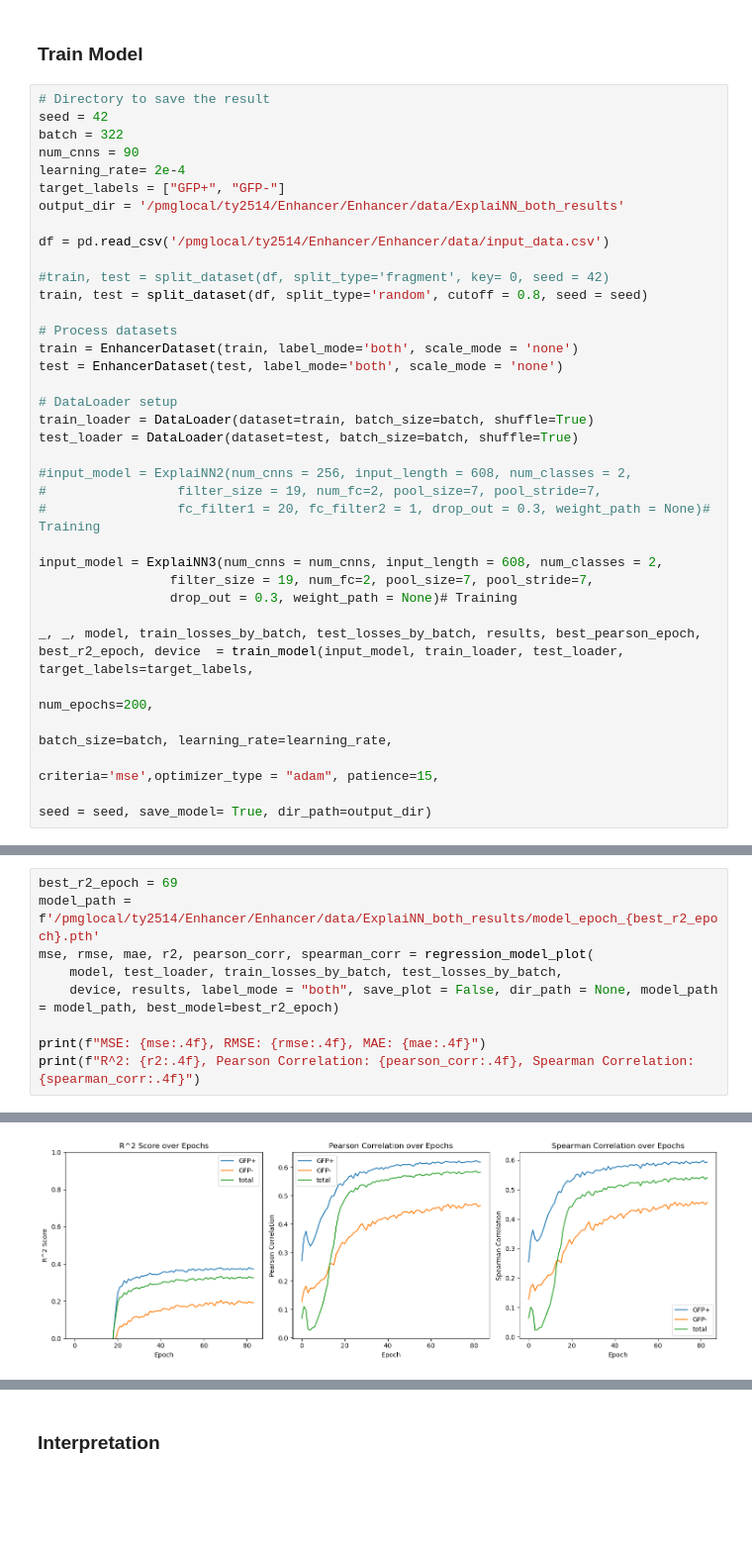
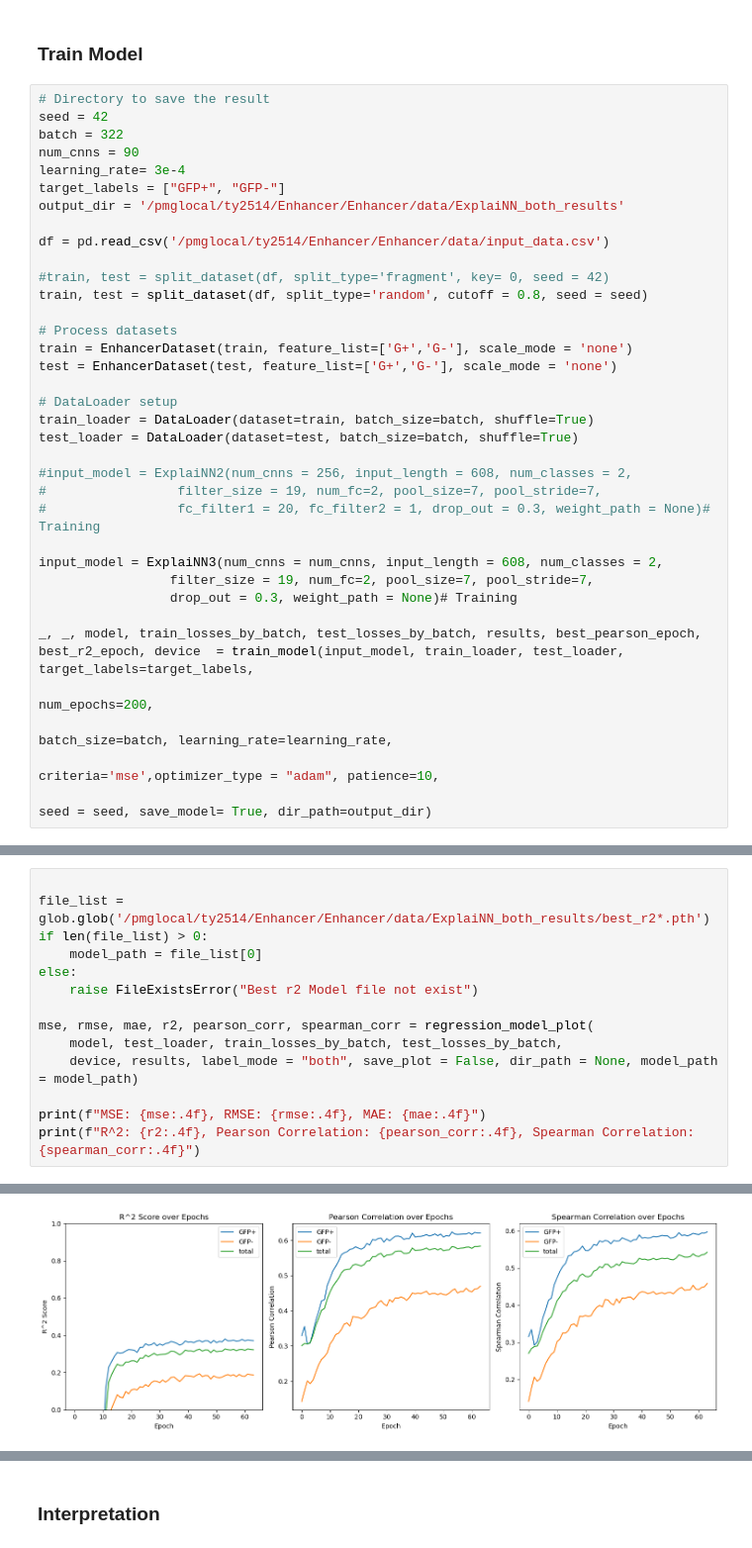
Before and after one commit to justinyutianji/Enhancer, a Jupyter notebook: Enhancer/train/Train_90CNN_ExplaiNN_both_GFP.ipynb, the cells around one changed output, grey strips where cells are left out. Shown at 99% size. Drawn from its saved outputs; the diff is of its cells as text; blank space fills up the shorter version.

Commit message:
update JasparResults, motif_interpretation_py,tomtom.py

```diff
--- a/Enhancer/train/Train_90CNN_ExplaiNN_both_GFP.ipynb
+++ b/Enhancer/train/Train_90CNN_ExplaiNN_both_GFP.ipynb
@@ -28,7 +29,7 @@ from model import ConvNetDeep, DanQ, ExplaiNN,ConvNetDeep2, ExplaiNN2, ExplaiNN3
 seed = 42
 batch = 322
 num_cnns = 90
-learning_rate= 2e-4
+learning_rate= 3e-4
 target_labels = ["GFP+", "GFP-"]
 output_dir = '/pmglocal/ty2514/Enhancer/Enhancer/data/ExplaiNN_both_results'
 
@@ -38,8 +39,8 @@ df = pd.read_csv('/pmglocal/ty2514/Enhancer/Enhancer/data/input_data.csv')
 train, test = split_dataset(df, split_type='random', cutoff = 0.8, seed = seed)
 
 # Process datasets
-train = EnhancerDataset(train, label_mode='both', scale_mode = 'none')
-test = EnhancerDataset(test, label_mode='both', scale_mode = 'none')
+train = EnhancerDataset(train, feature_list=['G+','G-'], scale_mode = 'none')
+test = EnhancerDataset(test, feature_list=['G+','G-'], scale_mode = 'none')
 
 # DataLoader setup
 train_loader = DataLoader(dataset=train, batch_size=batch, shuffle=True)
@@ -56,7 +57,7 @@ input_model = ExplaiNN3(num_cnns = num_cnns, input_length = 608, num_classes = 2
 _, _, model, train_losses_by_batch, test_losses_by_batch, results, best_pearson_epoch, best_r2_epoch, device  = train_model(input_model, train_loader, test_loader, target_labels=target_labels,
                                                                                                                             num_epochs=200,
                                                                                          batch_size=batch, learning_rate=learning_rate,
-                                                                                         criteria='mse',optimizer_type = "adam", patience=15,
+                                                                                         criteria='mse',optimizer_type = "adam", patience=10,
                                                                                          seed = seed, save_model= True, dir_path=output_dir)
 # %% [output]
 Using device: cuda
@@ -79,9 +80,14 @@ Best R2 Square Correlation is 0.33391633935856424 at epoch 69
 # %%
-best_r2_epoch = 69
-model_path = f'/pmglocal/ty2514/Enhancer/Enhancer/data/ExplaiNN_both_results/model_epoch_{best_r2_epoch}.pth'
+
+file_list = glob.glob('/pmglocal/ty2514/Enhancer/Enhancer/data/ExplaiNN_both_results/best_r2*.pth')
+if len(file_list) > 0:
+    model_path = file_list[0]
+else:
+    raise FileExistsError("Best r2 Model file not exist")
+
 mse, rmse, mae, r2, pearson_corr, spearman_corr = regression_model_plot(
     model, test_loader, train_losses_by_batch, test_losses_by_batch,
-    device, results, label_mode = "both", save_plot = False, dir_path = None, model_path = model_path, best_model=best_r2_epoch)
+    device, results, label_mode = "both", save_plot = False, dir_path = None, model_path = model_path)
 
 print(f"MSE: {mse:.4f}, RMSE: {rmse:.4f}, MAE: {mae:.4f}")
 print(f"R^2: {r2:.4f}, Pearson Correlation: {pearson_corr:.4f}, Spearman Correlation: {spearman_corr:.4f}")
@@ -100 +106 @@ print(f"R^2: {r2:.4f}, Pearson Correlation: {pearson_corr:.4f}, Spearman Correla
-[figure, old version]
+[figure, new version]
```
Also changed, not shown: parts of 7 cells of this notebook, 5 other files.
